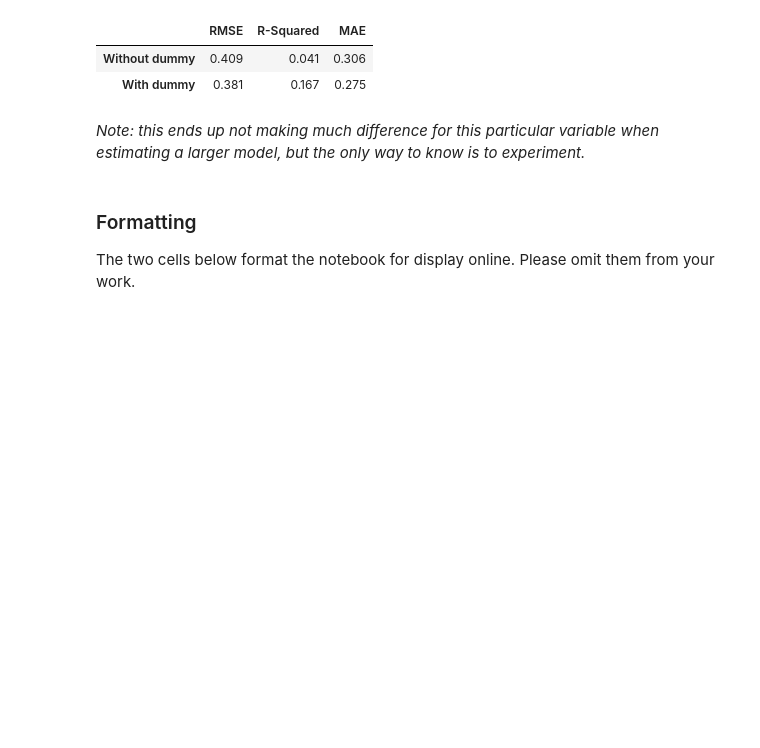
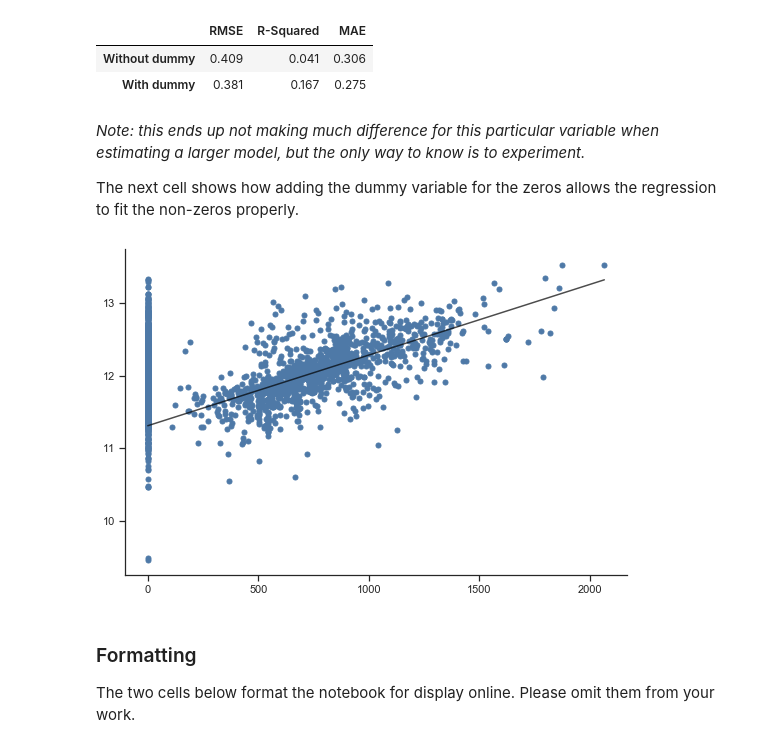
Before and after one commit to mscharth/qbus6810, a Jupyter notebook: 05 Some Tools for Feature Engineering.ipynb, the cells around one changed output. Drawn from its saved outputs; the diff is of its cells as text; code cells hidden in the pictures; blank space fills up the shorter version.

```diff
--- a/05 Some Tools for Feature Engineering.ipynb
+++ b/05 Some Tools for Feature Engineering.ipynb
@@ -489,7 +489,7 @@ dtype: int64
 # %% [markdown]
 Consider the year in which the garage was built (we could also create an age variable as above). Inspecting the data reveals that the missing values are due to the fact that the house does not have a garage. We therefore create a binary variable to indicate this scenario, and replace the missing values in `GarageYrBlt` with zeros (the imputation does not affect the regression in the presence of the binary variable).
 # %%
-data['GarageYrBlt'] = data['GarageYrBlt'].isnull().astype(int)
+data['GarageNA'] = data['GarageYrBlt'].isnull().astype(int)
 data['GarageYrBlt'] = data['GarageYrBlt'].fillna(0)
 # %% [markdown]
 ### 11. Predictors with Many Zeros
@@ -557,6 +557,27 @@ results.round(3)
 | With dummy | 0.381 | 0.167 | 0.275 |
 # %% [markdown]
 *Note: this ends up not making much difference for this particular variable when estimating a larger model, but the only way to know is to experiment.*
+
+The next cell shows how adding the dummy variable for the zeros allows the regression to fit the non-zeros properly.
+# %%
+n = len(index_train)
+
+# Grid of values for '2ndFlrSF'
+x = np.array([data['2ndFlrSF'].min(), data['2ndFlrSF'].max()]).reshape((-1,1))
+
+# First column: 2ndFlrSF (from the grid), second column: all zeros (because we want 2ndFlrNA=0)
+X_grid = np.c_[x, np.zeros((len(x),1))] # np.c_ concatenates columns
+
+# Fitted values
+y_fitted = ols2.predict(X_grid)
+
+fig, ax = plt.subplots()
+ax.scatter(data['2ndFlrSF' ], data['LogSalePrice'], s=25)
+ax.plot(x, y_fitted, color='black', alpha = 0.7)
+sns.despine()
+plt.show()
+# %% [output]
+[figure, added]
 # %% [markdown]
 ### Formatting
 
```
